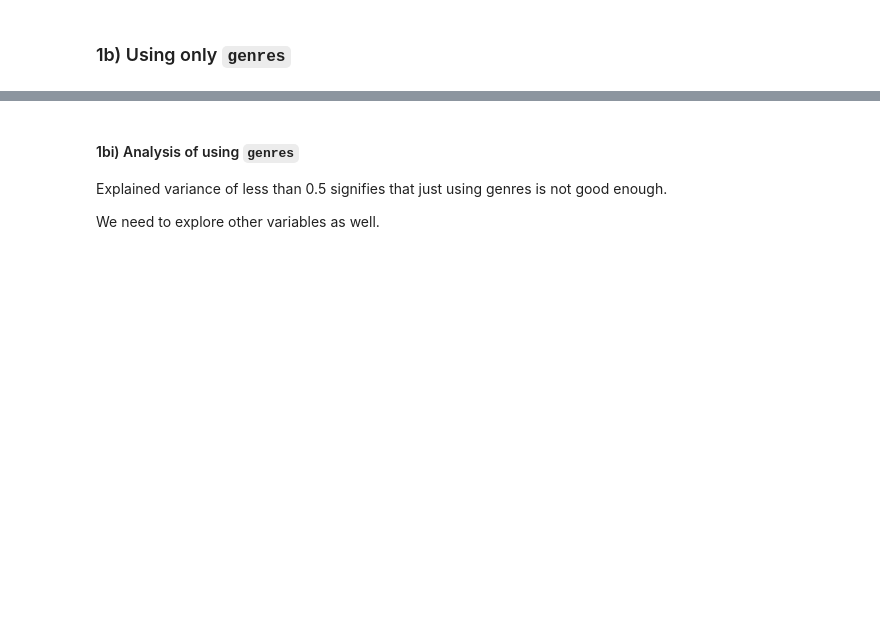
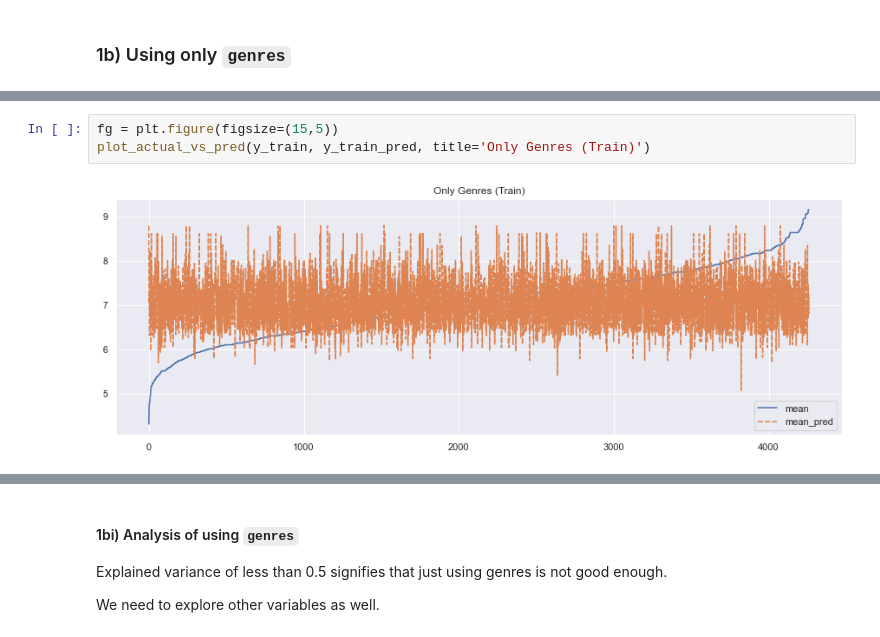
Before and after one commit to ztjhz/SC1015-Project, a Jupyter notebook: Anime/linear_regression.ipynb, the cells around one changed output, grey strips where cells are left out. Drawn from its saved outputs; the diff is of its cells as text; blank space fills up the shorter version.

```diff
--- a/Anime/linear_regression.ipynb
+++ b/Anime/linear_regression.ipynb
@@ -337,0 +360,5 @@ Root Mean Squared Error (RMSE)  : 0.6175044422915269
+# %%
+fg = plt.figure(figsize=(15,5))
+plot_actual_vs_pred(y_train, y_train_pred, title='Only Genres (Train)')
+# %% [output]
+[figure, added]
```
Also changed, not shown: parts of 31 cells of this notebook.
